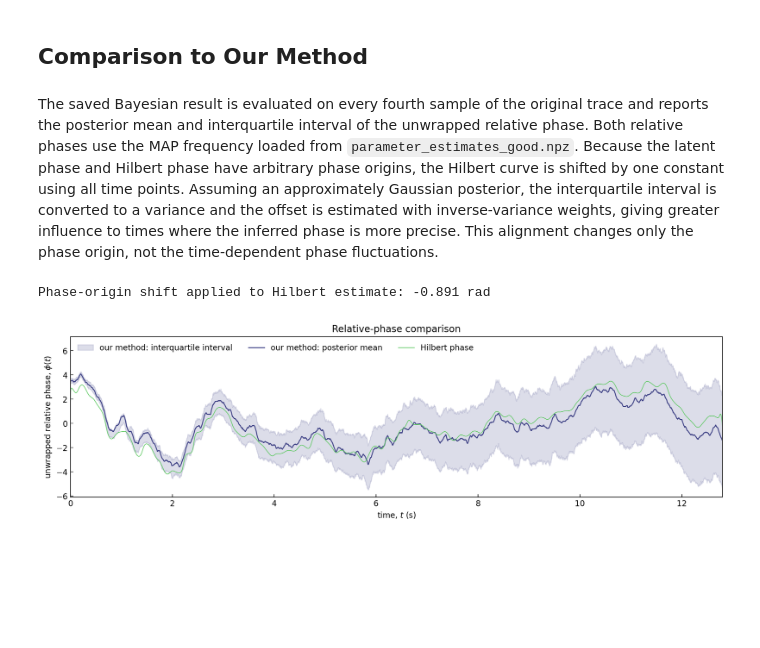
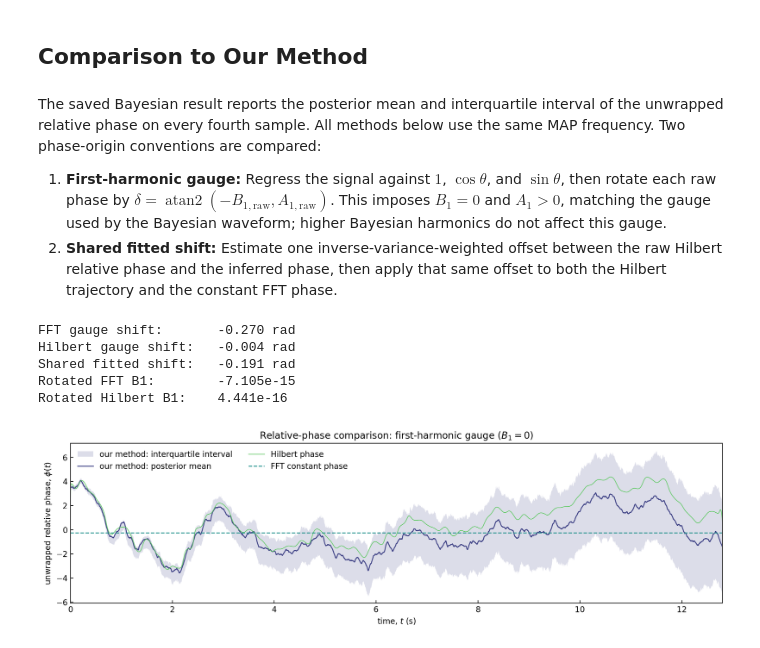
Before and after one commit to bishopgroup/phase-bayes, a Jupyter notebook: MethodComparisons/FFT.ipynb, the cells around one changed output. Saved outputs shown, nothing was run; the diff lists cells and outputs as text; code cells hidden in the pictures; blank space fills up the shorter version.

```diff
--- a/MethodComparisons/FFT.ipynb
+++ b/MethodComparisons/FFT.ipynb
@@ -342,7 +354,10 @@ plt.show()
 # %% [markdown]
 ## Comparison to Our Method
 # %% [markdown]
-The saved Bayesian result is evaluated on every fourth sample of the original trace and reports the posterior mean and interquartile interval of the unwrapped relative phase. Both relative phases use the MAP frequency loaded from `parameter_estimates_good.npz`. Because the latent phase and Hilbert phase have arbitrary phase origins, the Hilbert curve is shifted by one constant using all time points. Assuming an approximately Gaussian posterior, the interquartile interval is converted to a variance and the offset is estimated with inverse-variance weights, giving greater influence to times where the inferred phase is more precise. This alignment changes only the phase origin, not the time-dependent phase fluctuations.
+The saved Bayesian result reports the posterior mean and interquartile interval of the unwrapped relative phase on every fourth sample. All methods below use the same MAP frequency. Two phase-origin conventions are compared:
+
+1. **First-harmonic gauge:** Regress the signal against $1$, $\cos\theta$, and $\sin\theta$, then rotate each raw phase by $\delta=\operatorname{atan2}(-B_{1,\mathrm{raw}},A_{1,\mathrm{raw}})$. This imposes $B_1=0$ and $A_1>0$, matching the gauge used by the Bayesian waveform; higher Bayesian harmonics do not affect this gauge.
+2. **Shared fitted shift:** Estimate one inverse-variance-weighted offset between the raw Hilbert relative phase and the inferred phase, then apply that same offset to both the Hilbert trajectory and the constant FFT phase.
 # %%
 inference_path = '../Hippocampal/data/phi_inf_data_good.npz'
 with np.load(inference_path) as inference_data:
@@ -351,60 +366,111 @@ with np.load(inference_path) as inference_data:
     inferred_phase_lo = inference_data['phi_inf_lo']
     inferred_phase_hi = inference_data['phi_inf_hi']
 
-hilbert_phase_on_inference_grid = np.interp(
-    inference_time, tk, relative_phase_unwrapped
-)
-
-# Convert the Gaussian-equivalent IQR to variance and align phase origins.
+# Convert the Gaussian-equivalent IQR to variance.
 normal_quartile = 0.6744897501960817
 inferred_phase_std = (
     (inferred_phase_hi - inferred_phase_lo) / (2 * normal_quartile)
 )
 inferred_phase_variance = inferred_phase_std**2
 phase_alignment_weights = 1 / inferred_phase_variance
+
+def fit_first_harmonic_gauge(signal, raw_phase):
+    """Fit and gauge-fix a one-harmonic waveform."""
+    basis = np.column_stack([
+        np.ones_like(raw_phase),
+        np.cos(raw_phase),
+        np.sin(raw_phase),
+    ])
+    offset, A1_raw, B1_raw = np.linalg.lstsq(basis, signal, rcond=None)[0]
+    delta = np.arctan2(-B1_raw, A1_raw)
+    A1 = A1_raw * np.cos(delta) - B1_raw * np.sin(delta)
+    B1 = A1_raw * np.sin(delta) + B1_raw * np.cos(delta)
+    return offset, A1_raw, B1_raw, delta, A1, B1
+
+# Approach 1: impose the first-harmonic waveform gauge independently.
+fft_gauge_fit = fit_first_harmonic_gauge(yk, omega_map * tk)
+hilbert_gauge_fit = fit_first_harmonic_gauge(yk, hilbert_phase)
+delta_fft = fft_gauge_fit[3]
+delta_hilbert = hilbert_gauge_fit[3]
+
+hilbert_phase_gauge = hilbert_phase + delta_hilbert - omega_map * tk
+hilbert_phase_gauge_grid = np.interp(inference_time, tk, hilbert_phase_gauge)
+
+# Select only the equivalent 2*pi branch closest at the initial time.
+hilbert_branch_shift = 2 * np.pi * np.round(
+    (inferred_phase_mean[0] - hilbert_phase_gauge_grid[0]) / (2 * np.pi)
+)
+fft_branch_shift = 2 * np.pi * np.round(
+    (inferred_phase_mean[0] - delta_fft) / (2 * np.pi)
+) - 2 * np.pi
+hilbert_phase_gauge_grid += hilbert_branch_shift
+fft_phase_gauge = np.full_like(inference_time, delta_fft + fft_branch_shift)
+
+# Approach 2: fit one Hilbert offset and apply it to both cosine-origin phases.
+hilbert_phase_on_inference_grid = np.interp(
+    inference_time, tk, hilbert_relative_phase_raw
+)
 phase_origin_shift = np.average(
     inferred_phase_mean - hilbert_phase_on_inference_grid,
     weights=phase_alignment_weights,
 )
 hilbert_phase_aligned = hilbert_phase_on_inference_grid + phase_origin_shift
+fft_phase_aligned = np.full_like(inference_time, phi_fft + phase_origin_shift)
 
-print(f'Phase-origin shift applied to Hilbert estimate: {phase_origin_shift:.3f} rad')
+print(f'FFT gauge shift:       {delta_fft:.3f} rad')
+print(f'Hilbert gauge shift:   {delta_hilbert:.3f} rad')
+print(f'Shared fitted shift:   {phase_origin_shift:.3f} rad')
+print(f'Rotated FFT B1:        {fft_gauge_fit[5]:.3e}')
+print(f'Rotated Hilbert B1:    {hilbert_gauge_fit[5]:.3e}')
 # %% [output]
-Phase-origin shift applied to Hilbert estimate: -0.891 rad
+FFT gauge shift:       -0.270 rad
+Hilbert gauge shift:   -0.004 rad
+Shared fitted shift:   -0.191 rad
+Rotated FFT B1:        -7.105e-15
+Rotated Hilbert B1:    4.441e-16
 # %%
 fig, ax = plt.subplots(figsize=(12, 3.5), constrained_layout=True)
 ax.fill_between(
     inference_time,
     inferred_phase_lo,
     inferred_phase_hi,
+    lw=0.0,
     color=cmap(0.2),
     alpha=0.18,
     label='our method: interquartile interval',
 )
 ax.plot(
     inference_time,
     inferred_phase_mean,
     color=cmap(0.2),
     lw=1.2,
     label='our method: posterior mean',
 )
 ax.plot(
     inference_time,
-    hilbert_phase_aligned,
+    hilbert_phase_gauge_grid,
     color=cmap(0.75),
     lw=0.9,
     alpha=0.9,
     label='Hilbert phase',
 )
+ax.plot(
+    inference_time,
+    fft_phase_gauge,
+    color=cmap(0.5),
+    lw=1.2,
+    ls='--',
+    label='FFT constant phase',
+)
 
 ax.set(
     xlabel='time, $t$ (s)',
     ylabel=r'unwrapped relative phase, $\phi(t)$',
-    title='Relative-phase comparison',
+    title=r'Relative-phase comparison: first-harmonic gauge ($B_1=0$)',
     xlim=(inference_time[0], inference_time[-1]),
 )
 ax.tick_params(direction='in')
-ax.legend(frameon=False, ncol=3)
+ax.legend(frameon=False, ncol=2)
 plt.show()
 # %% [output]
-[figure, old version]
+[figure, new version]
```
Also changed, not shown: parts of 8 cells of this notebook.
